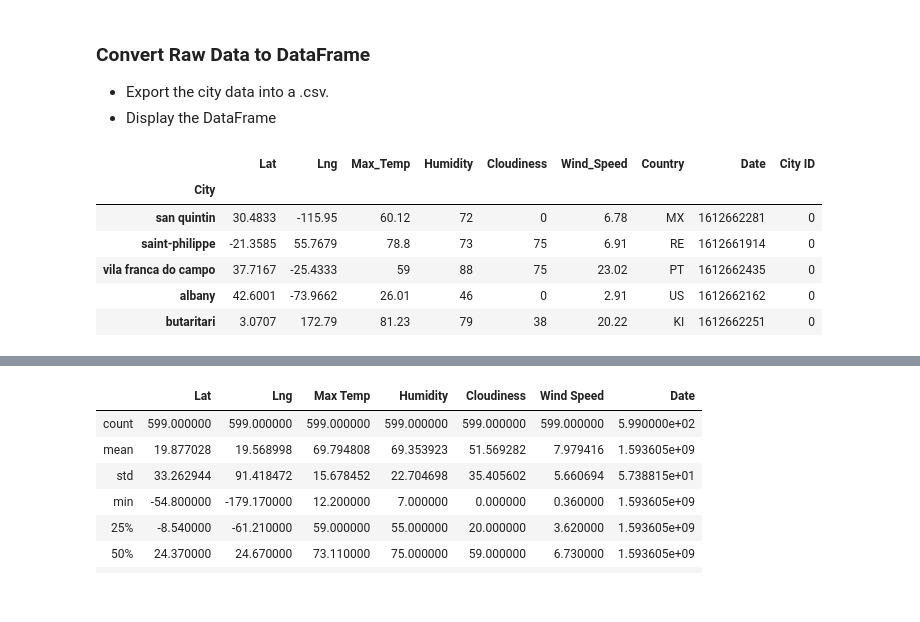
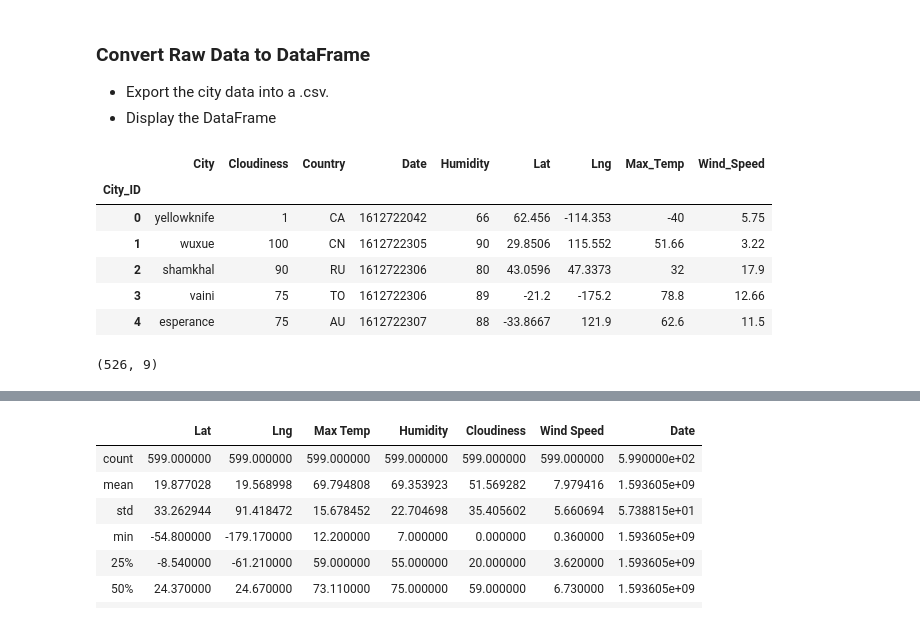
Before and after one commit to kunaual/Python-APIs, a Jupyter notebook: WeatherPy/WeatherPy.ipynb, the cells around one changed output, grey strips where cells are left out. Drawn from its saved outputs; the diff is of its cells as text; code cells hidden in the pictures.

```diff
--- a/WeatherPy/WeatherPy.ipynb
+++ b/WeatherPy/WeatherPy.ipynb
@@ -64,9 +62,9 @@ city_df["Cloudiness"]=""
 city_df["Wind_Speed"]=""
 city_df["Country"]=""
 city_df["Date"]=""
-city_df["City ID"]=""
+#city_df["City ID"]=""  todo needed?
 
-#need to redo this
 city_df = city_df.set_index("City")
+
 city_df
 # %% [output]
@@ -88,7 +86,7 @@ city_df
 # example url from the API docs: api.openweathermap.org/data/2.5/weather?q={city name}&appid={API key}
 count=0
 for city in cities:
-    city_df.loc[city,"City ID"]=count
+#    city_df.loc[city,"City ID"]=count
     #todo if need different unit of measure on temp need to update the url
     weather_url = f'https://api.openweathermap.org/data/2.5/weather?q={city}&units=imperial&appid={weather_api_key}'
 
@@ -110,14 +108,16 @@ for city in cities:
         city_df.loc[city,"Country"]=weather_resp["sys"]["country"]
         city_df.loc[city,"Date"]=weather_resp["dt"]
     except:
-        print(f"Issue with city {city}", end=" ")  #change end so it's not a new line
+        print(f"Issue with city {city}.", end=" ")  #change end so it's not a new line
         city_df.loc[city,"Lat"]="NoDataFound"
         try:
-            print(weather_resp["message"])  #if the API returned an error it'll be here
+            print("API message: "+weather_resp["message"])  #if the API returned an error it'll be here
         except:
             print(" ")   #if no message data found, print something to get a newline for next log statement
 
-#    break
+#    break  testing break
+    # Add a sleep interval between queries to stay within API query limits
+    time.sleep(1)
 
 #city_df.head()
 # %% [output]
@@ -149,20 +142,33 @@ Log - call 596 for sulina
 ### Convert Raw Data to DataFrame
 * Export the city data into a .csv.
 * Display the DataFrame
+# %%
+#remove the rows where the city wasn't found by the weather api
+city_df=city_df.loc[city_df["Lat"]!='NoDataFound']
+
+#redo the index so there's a continous number iterator for the first value of each row of the csv
+city_df = city_df.reset_index()
+city_df.index.name="City_ID"
 # %%
-#remove the rows where the city wasn't found by the weather api
-city_df=city_df.loc[city_df["Lat"]!='NoDataFound']
-#todo reindex here to add the city id back in to match the example output.
+# reindexed 2x so need to drop unneeded column
+#del city_df["City_ID"]
+
 # reorder columns
-#city_df=city_df["City ID","Cloudiness","Country","Date","Humidity","Lat","Lng","Max_Temp","Wind_Speed"]
+city_df=city_df[["City","Cloudiness","Country","Date","Humidity","Lat","Lng","Max_Temp","Wind_Speed"]]
 city_df.to_csv("../output_data/cities.csv", index=True)
 
 city_df.head()
 # %% [output]
-|  | Lat | Lng | Max_Temp | Humidity | Cloudiness | Wind_Speed | Country | Date | City ID |
-| City |  |  |  |  |  |  |  |  |  |
-| san quintin | 30.4833 | -115.95 | 60.12 | 72 | 0 | 6.78 | MX | 1612662281 | 0 |
-| saint-philippe | -21.3585 | 55.7679 | 78.8 | 73 | 75 | 6.91 | RE | 1612661914 | 0 |
-| vila franca do campo | 37.7167 | -25.4333 | 59 | 88 | 75 | 23.02 | PT | 1612662435 | 0 |
-| albany | 42.6001 | -73.9662 | 26.01 | 46 | 0 | 2.91 | US | 1612662162 | 0 |
-| butaritari | 3.0707 | 172.79 | 81.23 | 79 | 38 | 20.22 | KI | 1612662251 | 0 |
+|  | City | Cloudiness | Country | Date | Humidity | Lat | Lng | Max_Temp | Wind_Speed |
+| City_ID |  |  |  |  |  |  |  |  |  |
+| 0 | yellowknife | 1 | CA | 1612722042 | 66 | 62.456 | -114.353 | -40 | 5.75 |
+| 1 | wuxue | 100 | CN | 1612722305 | 90 | 29.8506 | 115.552 | 51.66 | 3.22 |
+| 2 | shamkhal | 90 | RU | 1612722306 | 80 | 43.0596 | 47.3373 | 32 | 17.9 |
+| 3 | vaini | 75 | TO | 1612722306 | 89 | -21.2 | -175.2 | 78.8 | 12.66 |
+| 4 | esperance | 75 | AU | 1612722307 | 88 | -33.8667 | 121.9 | 62.6 | 11.5 |
+# %%
+#fix stuff.  Ran population 2x and acdentally added a bunch of stuff to the df (todo Double check this so won't happen in future)
+#city_df = city_df.loc[0:525]
+city_df.shape
+# %% [output]
+(526, 9)
```
Also changed, not shown: parts of 11 cells of this notebook, 1 other file.
